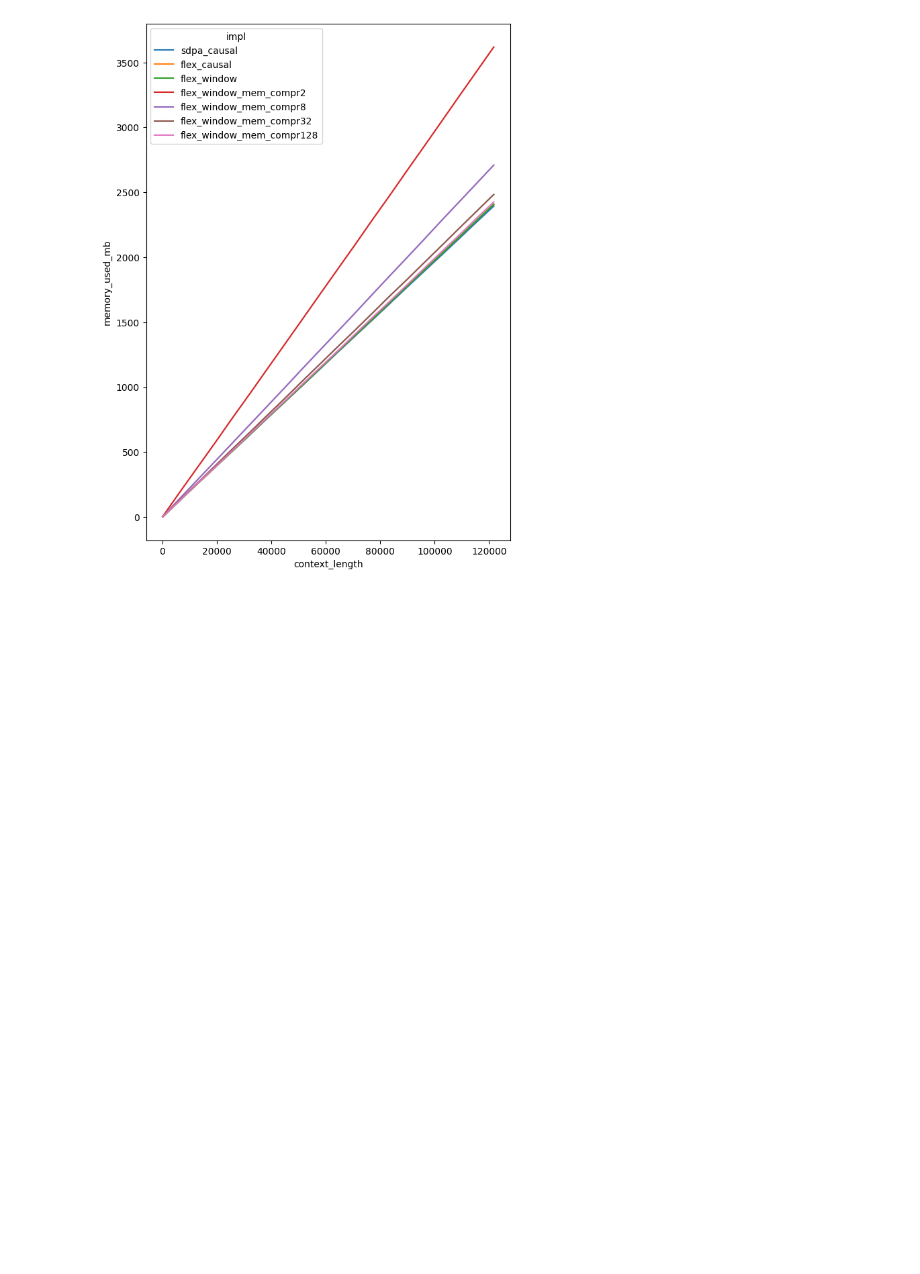
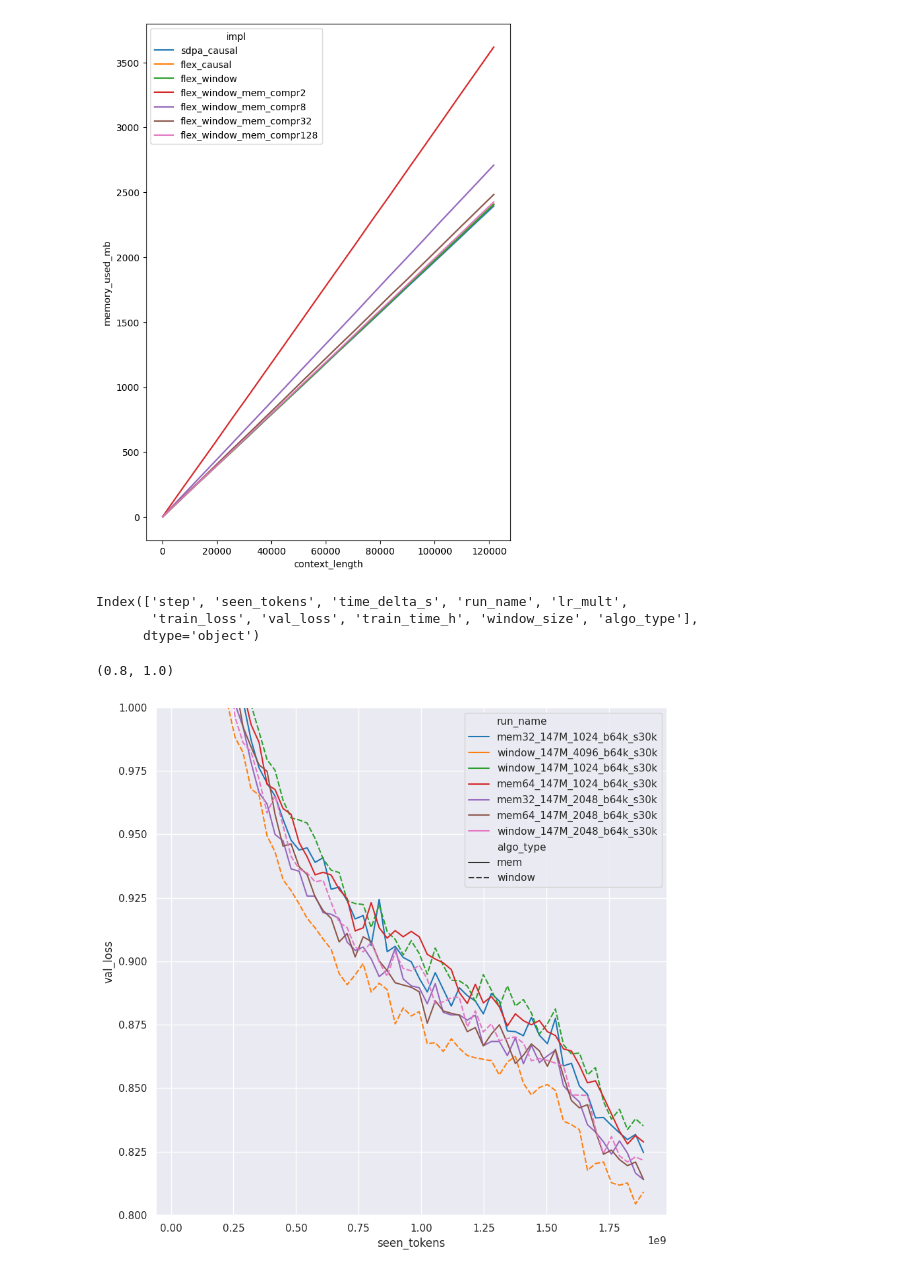
Before and after one commit to ViktorooReps/mem-llm, a Jupyter notebook: vis.ipynb, the cells around one changed output. Cells and saved outputs as stored; diff of their text form; code cells hidden in the pictures; blank space fills up the shorter version.

```diff
--- a/vis.ipynb
+++ b/vis.ipynb
@@ -23,3 +23,44 @@ sns.lineplot(data, x='context_length', y='memory_used_mb', hue='impl')
 # %% [output]
 <Axes: xlabel='context_length', ylabel='memory_used_mb'>
 [figure]
+# %%
+from pathlib import Path
+import pandas as pd
+
+import seaborn as sns
+import matplotlib.pyplot as plt
+
+
+runs_dir = Path('runs')
+
+all_metrics = []
+
+for run_dir in runs_dir.iterdir():
+    metrics = pd.read_csv(run_dir / 'metrics.csv')
+    all_metrics.append(metrics)
+
+all_metrics = pd.concat(all_metrics)
+# %%
+
+all_metrics = all_metrics.sort_values(by='seen_tokens')
+for run_name in all_metrics['run_name'].unique():
+    subset = (all_metrics['run_name'] == run_name)
+    all_metrics.loc[subset, 'train_time_h'] = all_metrics.loc[subset, 'time_delta_s'].cumsum() / 60 / 60
+    all_metrics.loc[subset, 'window_size'] = int(run_name.split('_')[2])
+# %%
+all_metrics['algo_type'] = None
+all_metrics.loc[all_metrics['run_name'].str.startswith('mem'), 'algo_type'] = 'mem'
+all_metrics.loc[all_metrics['run_name'].str.startswith('window'), 'algo_type'] = 'window'
+# %%
+all_metrics.columns
+# %% [output]
+Index(['step', 'seen_tokens', 'time_delta_s', 'run_name', 'lr_mult',
+       'train_loss', 'val_loss', 'train_time_h', 'window_size', 'algo_type'],
+      dtype='object')
+# %%
+plt.figure(figsize=(10, 10))
+sns.lineplot(all_metrics[~pd.isna(all_metrics['val_loss'])], x='seen_tokens', y='val_loss', hue='run_name', style='algo_type')
+plt.ylim((0.8, 1.0))
+# %% [output]
+(0.8, 1.0)
+[figure, added]
```
Also changed, not shown: parts of 4 cells of this notebook, 17 other files.
